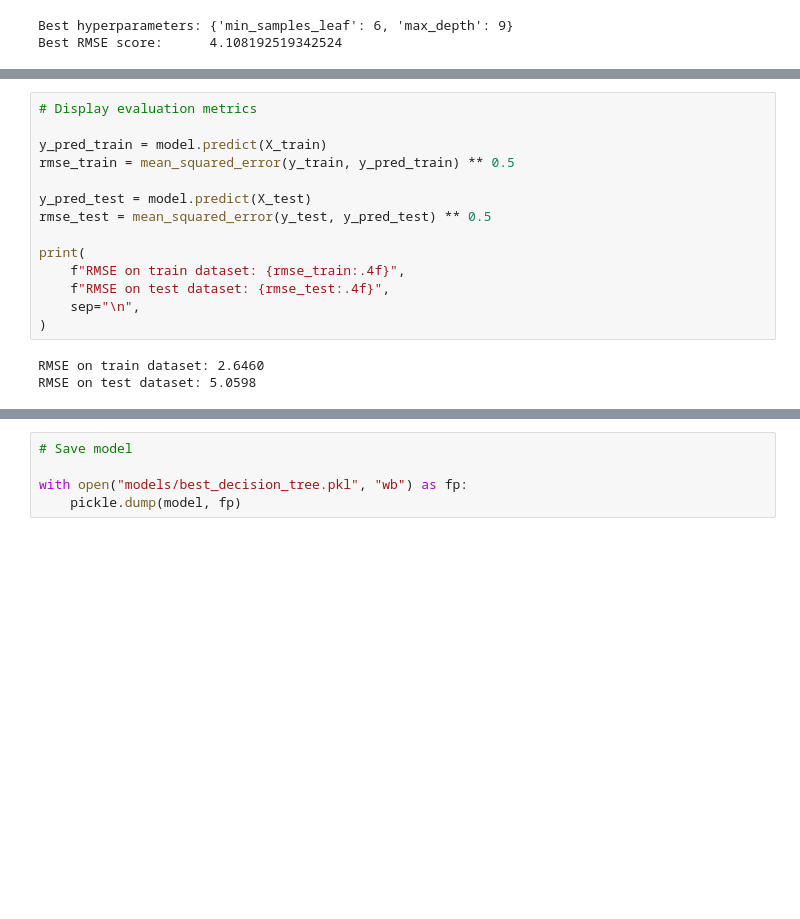
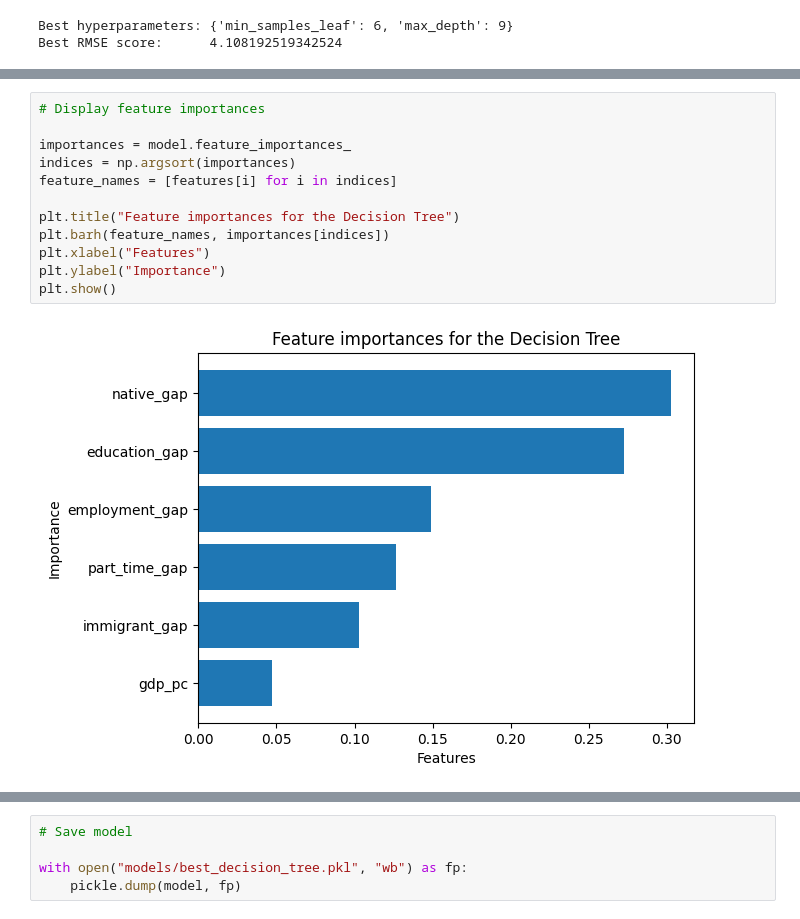
Before and after one commit to mjsilves/project_group_2_fds_202526, a Jupyter notebook: notebooks/99_modelling.ipynb, the cells around one changed output, grey strips where cells are left out. Cells and saved outputs as stored; diff of their text form; blank space fills up the shorter version.

```diff
--- a/notebooks/99_modelling.ipynb
+++ b/notebooks/99_modelling.ipynb
@@ -170,17 +182,14 @@ DecisionTreeRegressor(max_depth=9, min_samples_leaf=6)
-# %%
-# Display evaluation metrics
-
-y_pred_train = model.predict(X_train)
-rmse_train = mean_squared_error(y_train, y_pred_train) ** 0.5
-
-y_pred_test = model.predict(X_test)
-rmse_test = mean_squared_error(y_test, y_pred_test) ** 0.5
-
-print(
-    f"RMSE on train dataset: {rmse_train:.4f}",
-    f"RMSE on test dataset: {rmse_test:.4f}",
-    sep="\n",
-)
-# %% [output]
-RMSE on train dataset: 2.6460
-RMSE on test dataset: 5.0598
+# %%
+# Display feature importances
+
+importances = model.feature_importances_
+indices = np.argsort(importances)
+feature_names = [features[i] for i in indices]
+
+plt.title("Feature importances for the Decision Tree")
+plt.barh(feature_names, importances[indices])
+plt.xlabel("Features")
+plt.ylabel("Importance")
+plt.show()
+# %% [output]
+[figure, added]
```
Also changed, not shown: parts of 16 cells of this notebook, 3 other files.
